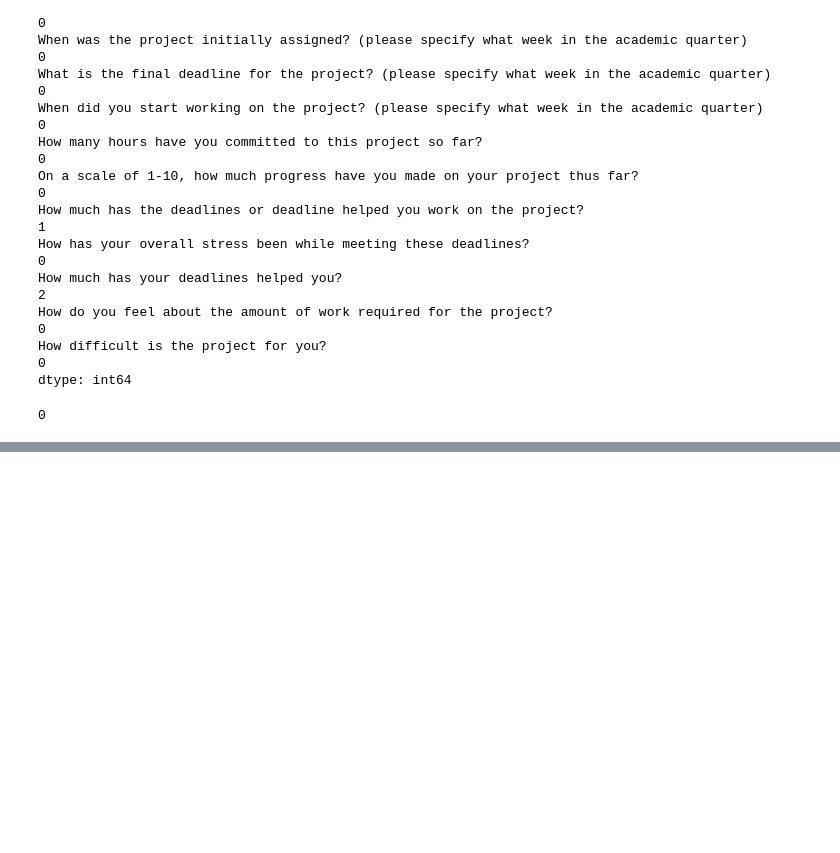
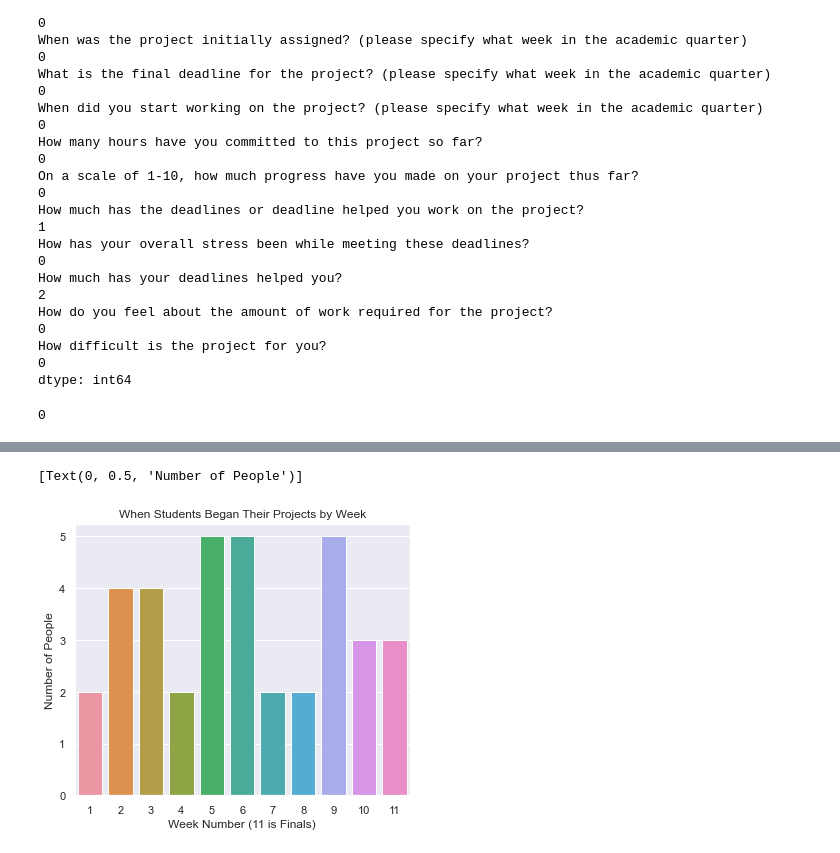
Before and after one commit to AlexCheng7/Time_Management, a Jupyter notebook: Time Management Analysis.ipynb, the cells around one changed output, grey strips where cells are left out. Cells and saved outputs as stored; diff of their text form; code cells hidden in the pictures; blank space fills up the shorter version.

```diff
--- a/Time Management Analysis.ipynb
+++ b/Time Management Analysis.ipynb
@@ -188,0 +221,9 @@ sns.set(rc={'figure.figsize':(20, 30)})
+# %%
+sns.set(rc={"figure.figsize":(6, 5)}) #width=6, height=5
+ax = sns.countplot(x = "When did you start working on the project? (please specify what week in the academic quarter)", data = trim_responses)
+ax.set(title = "When Students Began Their Projects by Week")
+ax.set(xlabel = "Week Number (11 is Finals)")
+ax.set(ylabel = "Number of People")
+# %% [output]
+[Text(0, 0.5, 'Number of People')]
+[figure, added]
```
Also changed, not shown: parts of 19 cells of this notebook.
